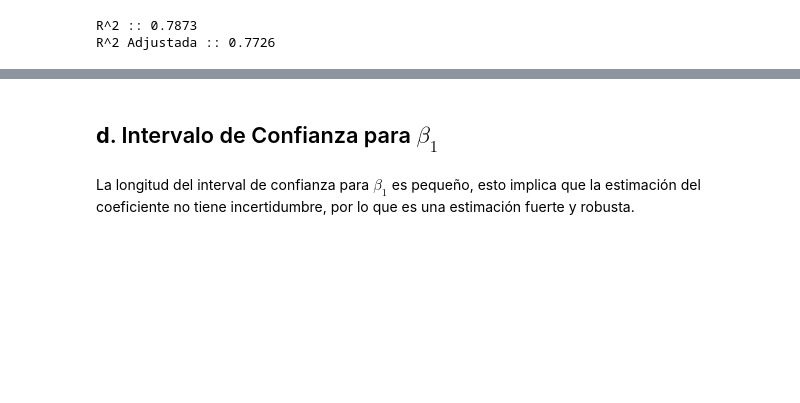
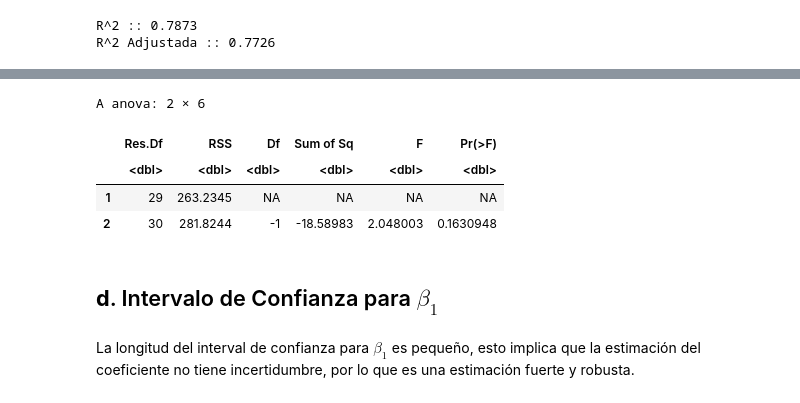
Before and after one commit to alexisuaguilaru/EstadisticaMultivariada, a Jupyter notebook: RegresionMultiple/Tareas/Tarea_02.ipynb, the cells around one changed output, grey strips where cells are left out. Drawn from its saved outputs; the diff is of its cells as text; code cells hidden in the pictures; blank space fills up the shorter version.

```diff
--- a/RegresionMultiple/Tareas/Tarea_02.ipynb
+++ b/RegresionMultiple/Tareas/Tarea_02.ipynb
@@ -341,3 +351,13 @@ PlotExpectedEstimate(LinearModel,DatasetGasolina$y)
+# %%
+# Comparativa de los modelos
+
+anova(LinearModel,LinearModelSimple)
+# %% [output]
+A anova: 2 × 6
+|  | Res.Df | RSS | Df | Sum of Sq | F | Pr(>F) |
+|  | <dbl> | <dbl> | <dbl> | <dbl> | <dbl> | <dbl> |
+| 1 | 29 | 263.2345 | NA | NA | NA | NA |
+| 2 | 30 | 281.8244 | -1 | -18.58983 | 2.048003 | 0.1630948 |
 # %% [markdown]
 ## **d**. Intervalo de Confianza para $\beta_1$
 # %% [markdown]
```
Also changed, not shown: parts of 36 cells of this notebook, 4 other files.
